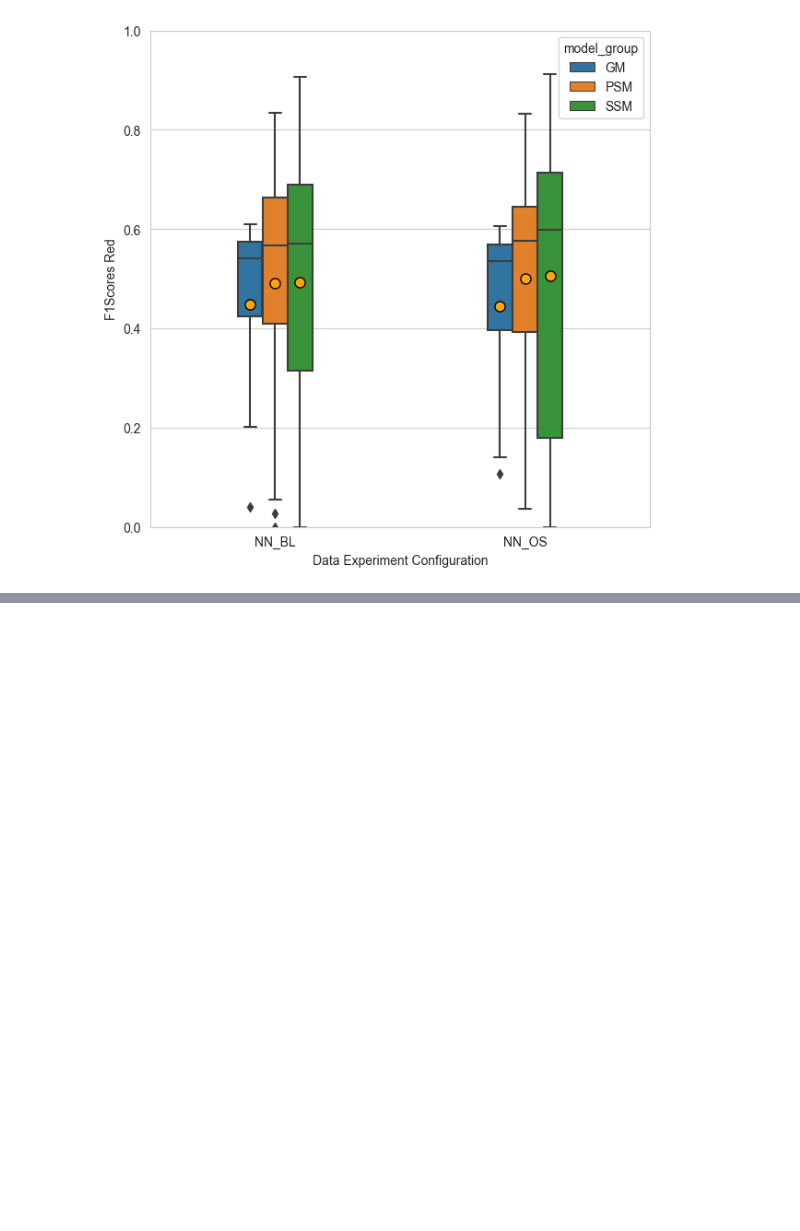
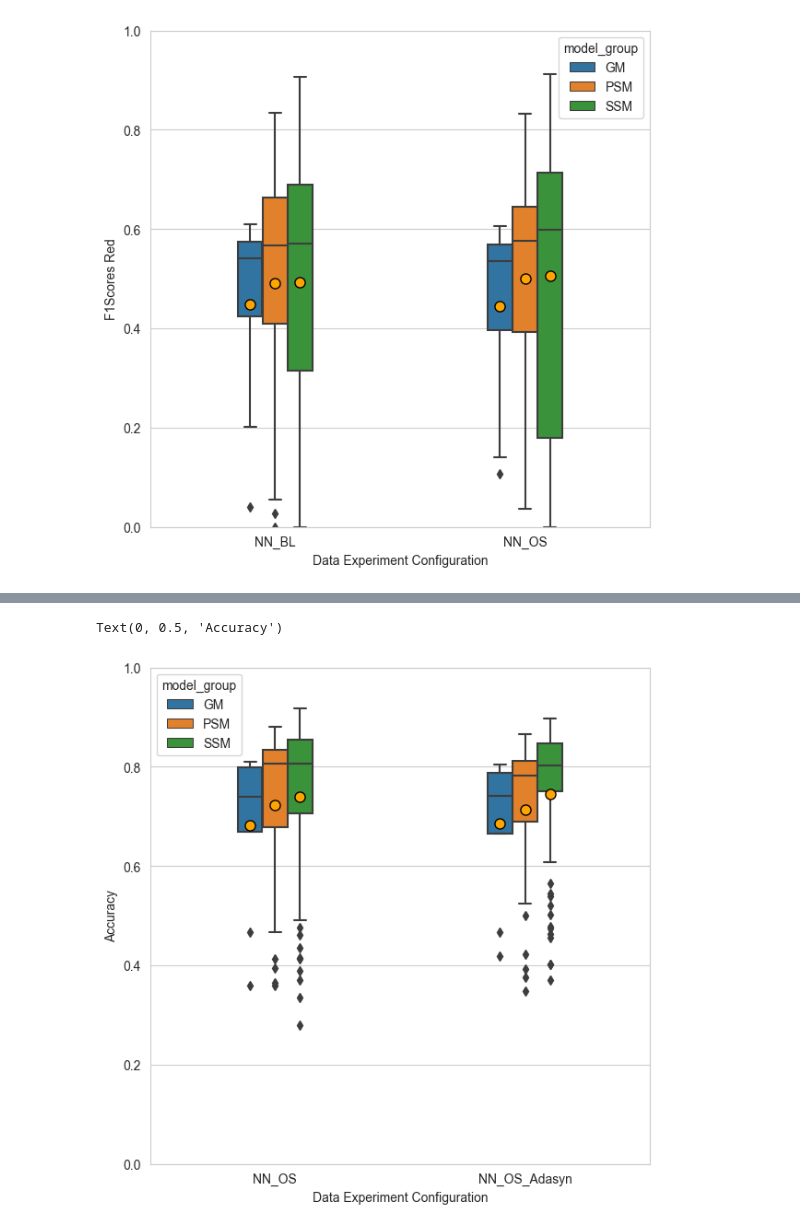
Before and after one commit to annanda/emotion_detection_for_children_with_asd, a Jupyter notebook: emotion_detection_system/processing_results/notebooks/BoxPlot - Chap 6 Thesis.ipynb, the cells around one changed output, grey strips where cells are left out. Saved outputs shown, nothing was run; the diff lists cells and outputs as text; code cells hidden in the pictures; blank space fills up the shorter version.

Commit message:
Saving results for NN OS Adasyn and generating plots for chapt 6, step 3.

```diff
--- a/emotion_detection_system/processing_results/notebooks/BoxPlot - Chap 6 Thesis.ipynb
+++ b/emotion_detection_system/processing_results/notebooks/BoxPlot - Chap 6 Thesis.ipynb
@@ -290,0 +297,7 @@ Text(0, 0.5, 'F1Scores Red')
+# %%
+nn_oversampling_adasyn['data_experiment_config'] = 'NN_OS_Adasyn'
+nn_oversampling_data_results['model_group'] = nn_oversampling_data_results.apply(lambda row: get_model_group(row), axis=1)
+nn_oversampling_adasyn['model_group'] = nn_oversampling_adasyn.apply(lambda row: get_model_group(row), axis=1)
+
+oversamplings = pd.concat([nn_oversampling_adasyn, nn_oversampling_data_results])
+oversamplings
@@ -290,0 +318,18 @@ Text(0, 0.5, 'F1Scores Red')
+# %%
+hue_order = ['GM', 'PSM', 'SSM']
+order_x = ['NN_OS', 'NN_OS_Adasyn']
+sns.set_style("whitegrid")
+ax = sns.boxplot(data=oversamplings, x="data_experiment_config", y="Accuracy",
+                 order=order_x,
+                 hue='model_group', hue_order=hue_order,
+                 width=0.3, showmeans=True,
+                 meanprops={'marker':'o',
+                       'markerfacecolor':'orange',
+                       'markeredgecolor':'black',
+                       'markersize':'8'})
+ax.set(ylim=(0,1))
+ax.set_xlabel('Data Experiment Configuration')
+ax.set_ylabel('Accuracy')
+# %% [output]
+Text(0, 0.5, 'Accuracy')
+[figure, added]
```
Also changed, not shown: parts of 15 cells of this notebook, 3 other files.
